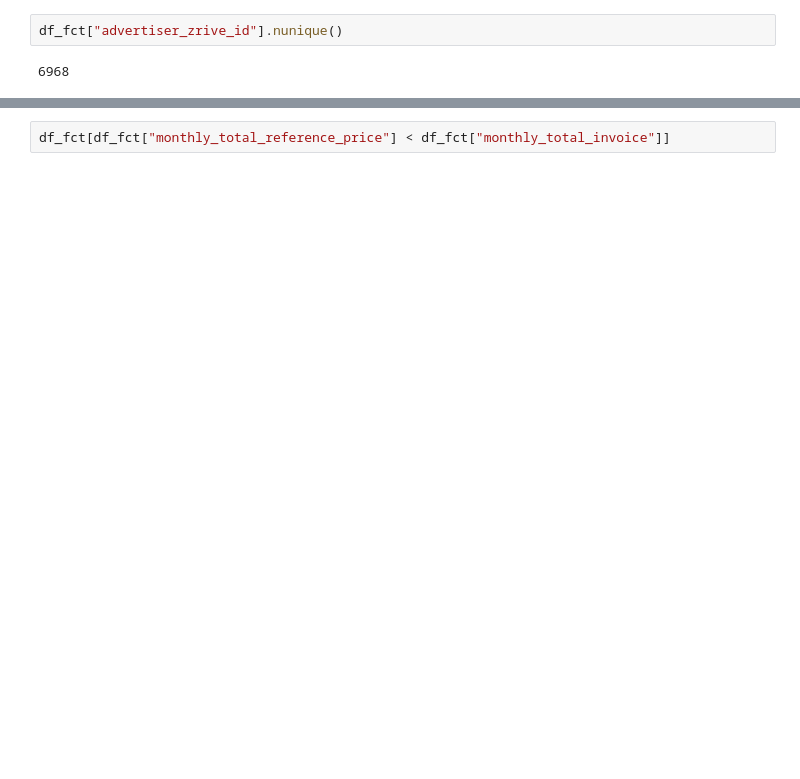
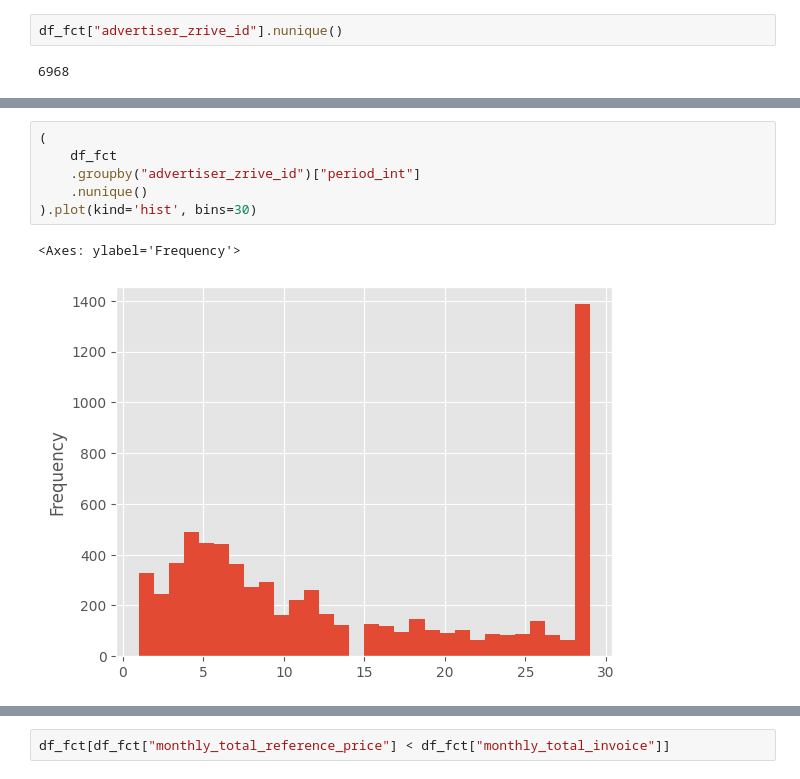
Before and after one commit to Komorebi-Team/KOMOREBI-PROJECT, a Jupyter notebook: notebooks/EDA_jtc.ipynb, the cells around one changed output, grey strips where cells are left out. Saved outputs shown, nothing was run; the diff lists cells and outputs as text; blank space fills up the shorter version.

```diff
--- a/notebooks/EDA_jtc.ipynb
+++ b/notebooks/EDA_jtc.ipynb
@@ -1697,0 +1802,9 @@ df_fct
+# %%
+(
+    df_fct
+    .groupby("advertiser_zrive_id")["period_int"]
+    .nunique()
+).plot(kind='hist', bins=30)
+# %% [output]
+<Axes: ylabel='Frequency'>
+[figure, added]
```
Also changed, not shown: parts of 32 cells of this notebook.
